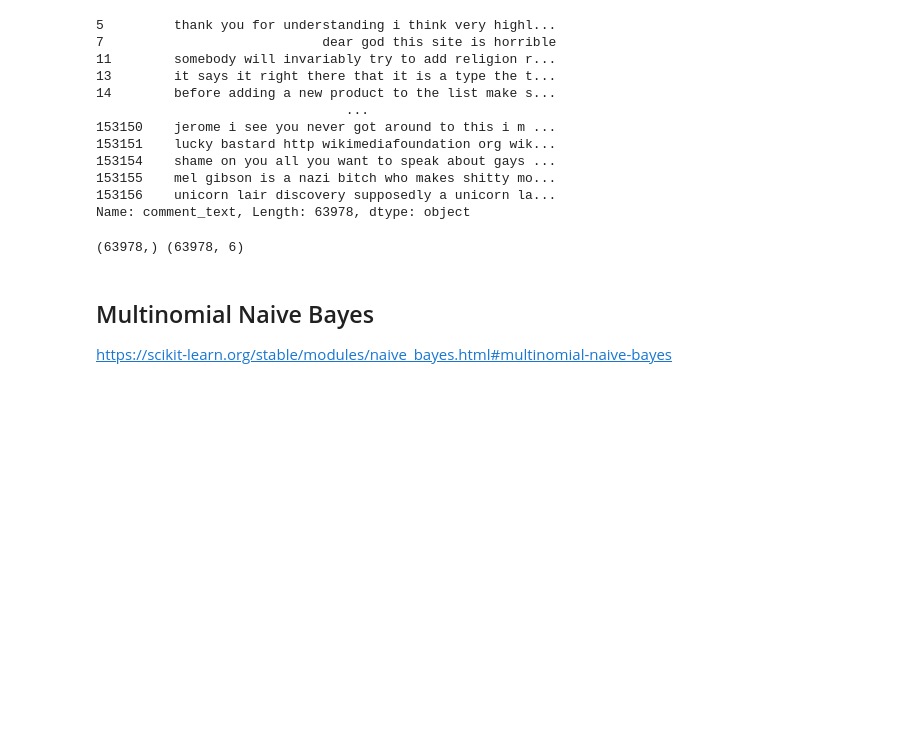
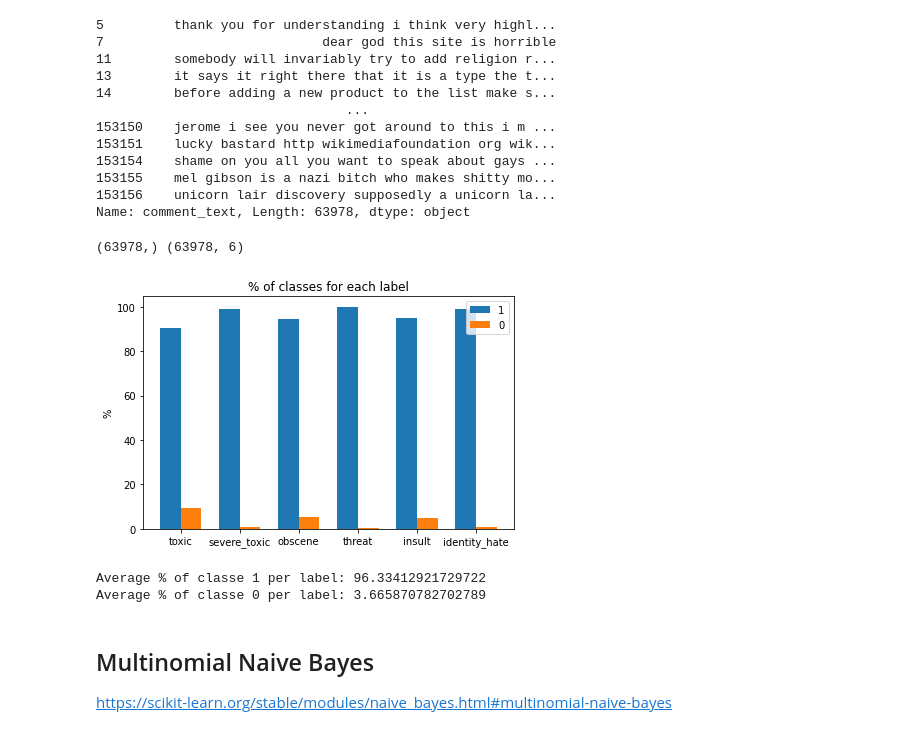
Before and after one commit to antodima/toxic-comment, a Jupyter notebook: scikit-learn.ipynb, the cells around one changed output. Cells and saved outputs as stored; diff of their text form; code cells hidden in the pictures; blank space fills up the shorter version.

```diff
--- a/scikit-learn.ipynb
+++ b/scikit-learn.ipynb
@@ -181,6 +182,34 @@ y_test = df_test[categories].values
 print(X_test.shape,y_test.shape)
 # %% [output]
 (63978,) (63978, 6)
+# %%
+ones, zeros = [], []
+for cat in categories:
+    ones.append(df[cat].value_counts(normalize=True)[0] * 100)
+    zeros.append(df[cat].value_counts(normalize=True)[1] * 100)
+
+
+x = np.arange(len(categories))  # the label locations
+width = 0.35  # the width of the bars
+
+fig, ax = plt.subplots()
+rects1 = ax.bar(x - width/2, ones, width, label='1')
+rects2 = ax.bar(x + width/2, zeros, width, label='0')
+
+ax.set_ylabel('%')
+ax.set_title('% of classes for each label')
+ax.set_xticks(x)
+ax.set_xticklabels(categories)
+ax.legend()
+fig.tight_layout()
+plt.show()
+
+print(f"Average % of class 1 per label: {np.mean(ones)}")
+print(f"Average % of class 0 per label: {np.mean(zeros)}")
+# %% [output]
+[figure, added]
+Average % of classe 1 per label: 96.33412921729722
+Average % of classe 0 per label: 3.665870782702789
 # %% [markdown]
 ## Multinomial Naive Bayes <br/>
 https://scikit-learn.org/stable/modules/naive_bayes.html#multinomial-naive-bayes
```
Also changed, not shown: parts of 2 cells of this notebook.
